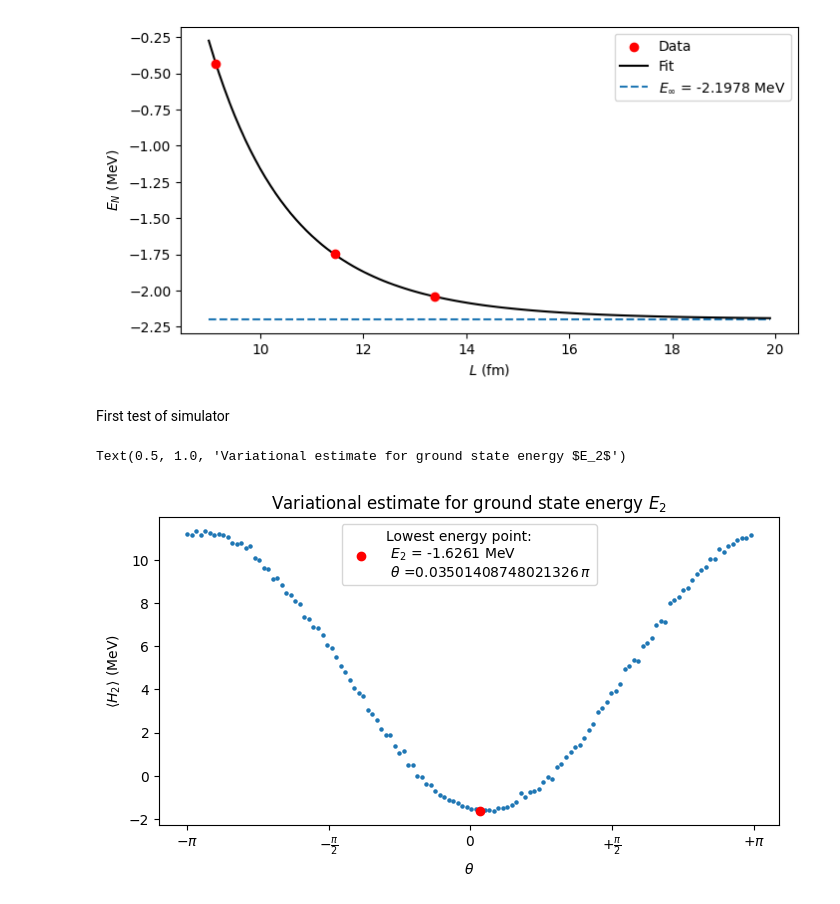
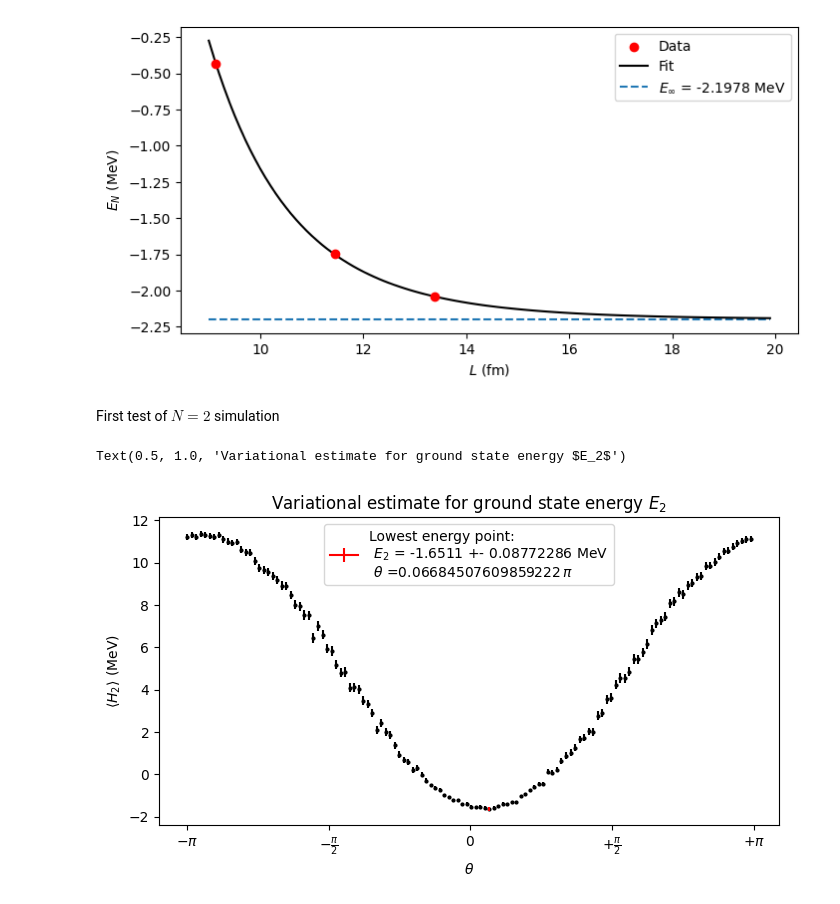
Before and after one commit to diegoscantam/2qubits, a Jupyter notebook: deuteron.ipynb, the cells around one changed output. Cells and saved outputs as stored; diff of their text form; code cells hidden in the pictures.

Commit message:
N=2 simulation

```diff
--- a/deuteron.ipynb
+++ b/deuteron.ipynb
@@ -186,7 +183,7 @@ Fit parameters [k gamma]= [ 0.2302075513837736 -1.8109493128993897 ]
 Infinite-basis extrapolated binding energy using h^2 k^2 / 2m:  -2.1978 MeV ( 1.0 % off)
 [figure]
 # %% [markdown]
-First test of simulator
+First test of $N=2$ simulation
 # %%
 # Function that assigns 0 value to undefined keys in the counts dictionary
 def check_counts_2(dic):
@@ -205,33 +202,35 @@ Aer.backends()
 
 Hamilt_2 = (5.906709 * I^I) + (0.218291 * Z^I) - (6.125 * I^Z) - (2.143304 * X^X) - (2.143304 * Y^Y)
 
+# Measurement circuit ZZ
+qc_meas_ZZ = QuantumCircuit(2)
+qc_meas_ZZ.measure_all()
+# Measurement circuit YY
+qc_meas_YY = QuantumCircuit(2)
+qc_meas_YY.sdg(0)
+qc_meas_YY.h(0)
+qc_meas_YY.sdg(1)
+qc_meas_YY.h(1)
+qc_meas_YY.measure_all()
+# Measurement circuit XX
+qc_meas_XX = QuantumCircuit(2)
+qc_meas_XX.h(0)
+qc_meas_XX.h(1)
+qc_meas_XX.measure_all()
+#Measurement circuit Bell states
+qc_meas_Bell = QuantumCircuit(2)
+qc_meas_Bell.cx(0,1)
+qc_meas_Bell.h(0)
+qc_meas_Bell.measure_all()
+
+
 # Number of runs per simulation
 shots = 1000
 
 theta = np.arange(-3.14,+3.14,0.05)
 exp_val_2 = np.empty(len(theta))
+dexp_val_2 = np.empty(len(theta))
 for kk in range(0, len(theta)):
-    # Measurement circuit ZZ
-    qc_meas_ZZ = QuantumCircuit(2)
-    qc_meas_ZZ.measure_all()
-    # Measurement circuit YY
-    qc_meas_YY = QuantumCircuit(2)
-    qc_meas_YY.sdg(0)
-    qc_meas_YY.h(0)
-    qc_meas_YY.sdg(1)
-    qc_meas_YY.h(1)
-    qc_meas_YY.measure_all()
-    # Measurement circuit ZZ
-    qc_meas_XX = QuantumCircuit(2)
-    qc_meas_XX.h(0)
-    qc_meas_XX.h(1)
-    qc_meas_XX.measure_all()
-    #Measurement circuit Bell states
-    qc_meas_Bell = QuantumCircuit(2)
-    qc_meas_Bell.cx(0,1)
-    qc_meas_Bell.h(0)
-    qc_meas_Bell.measure_all()
-
     # Create a Quantum Circuit acting on the q register, default both in the state |0>
     qc2 = QuantumCircuit(2)
 
@@ -272,39 +271,50 @@ for kk in range(0, len(theta)):
     #check_counts_2(counts_YY)
     #check_counts_2(counts_XX)
     check_counts_2(counts_Bell)
 
     # Calculate expectation values
-    exp_1 = 0.218291*(counts_ZZ['10'] - counts_ZZ['01'])/shots - 6.125*(counts_ZZ['01'] - counts_ZZ['10'])/shots
-    exp_2 = -2.143304*counts_Bell['10']/shots
-    #plot_histogram(counts_Bell)
-    exp_val_2[kk] = exp_1 + 5.906709 + exp_2
+    exp_ZI = (counts_ZZ['10'] - counts_ZZ['01'])/shots
+    exp_IZ =  (counts_ZZ['01'] - counts_ZZ['10'])/shots
+    exp_XX_YY = counts_Bell['10']/shots
+    exp_ZZ = (counts_ZZ['00'] + counts_ZZ['11'] - counts_ZZ['01'] - counts_ZZ['10'])/shots
+
+    exp_val_2[kk] = 0.218291*exp_ZI - 6.125*exp_IZ + 5.906709 -2.143304*exp_XX_YY
+
+    # Calculate std deviation as <H^2> -<H>^2
+    var_counts = 5.906709**2 + 2*5.906709*0.218291*exp_ZI +\
+                    (-2)*5.906709*6.125*exp_IZ -2*2.143304*5.906709*exp_XX_YY +\
+                    0.218291**2 - 2*0.218291*6.125*exp_ZZ + 6.125**2 + 2*(2.143304**2) - exp_val_2[kk]*exp_val_2[kk]
+    std_counts = np.sqrt(np.abs(var_counts))
+    dexp_val_2[kk]= std_counts/np.sqrt(shots)
     #print(E_2, 'MeV')
 
 # Lowest trial energy for <H_2>
 E_2 = exp_val_2.min()
-
+dE_2= dexp_val_2[np.where(exp_val_2 == E_2)]
 # Plot of energy as a function of theta
 # Plot style options
 w = 8
 h = 4
 fontsize = 12
 cmap = plt.get_cmap('tab20')
 # <H_2>(theta)
-lbl = 'Lowest energy point:\n $E_2$ = ' + str(round(E_2,4)) + ' MeV\n $\\theta$ =' + str(theta[np.where(exp_val_2 == E_2)][0]/pi).replace('[', '').replace(
+lbl = 'Lowest energy point:\n $E_2$ = ' + str(round(E_2,4)) + ' +- ' + str(dE_2).replace('[', '').replace(
+    ']', '')+ ' MeV\n $\\theta$ =' +\
+    str(theta[np.where(exp_val_2 == E_2)][0]/pi).replace('[', '').replace(
     ']', '') + '$\,\\pi$'
 fig = plt.figure(figsize=(w,h))
 ax = fig.add_subplot(111)
-ax.scatter(theta, exp_val_2, s = 5)
+ax.errorbar(theta, exp_val_2, yerr = dexp_val_2, color = 'black', fmt="o", ms=2)
 unit = 0.5
 x_tick = np.arange(-1, +1 + unit, unit)
 x_label = [r'$-\pi $', r'$-\frac{\pi}{2}$', r'$0$', r'$+\frac{\pi}{2}$', r'$+\pi$']
 ax.set_xticks(x_tick * pi)
 ax.set_xticklabels(x_label, fontsize=10)
-plt.scatter(theta[np.where(exp_val_2 == E_2)][0], E_2, zorder= 5, color='red', label = lbl )
+plt.errorbar(theta[np.where(exp_val_2 == E_2)][0], E_2, dexp_val_2[np.where(exp_val_2 == E_2)][0], zorder= 5, color='red', label = lbl)
 plt.legend()
 plt.xlabel("$\\theta$")
 plt.ylabel("$\\langle H_2 \\rangle$ (MeV)")
 plt.title('Variational estimate for ground state energy $E_2$')
 # %% [output]
 Text(0.5, 1.0, 'Variational estimate for ground state energy $E_2$')
-[figure, old version]
+[figure, new version]
```
Also changed, not shown: parts of 1 cell of this notebook.
